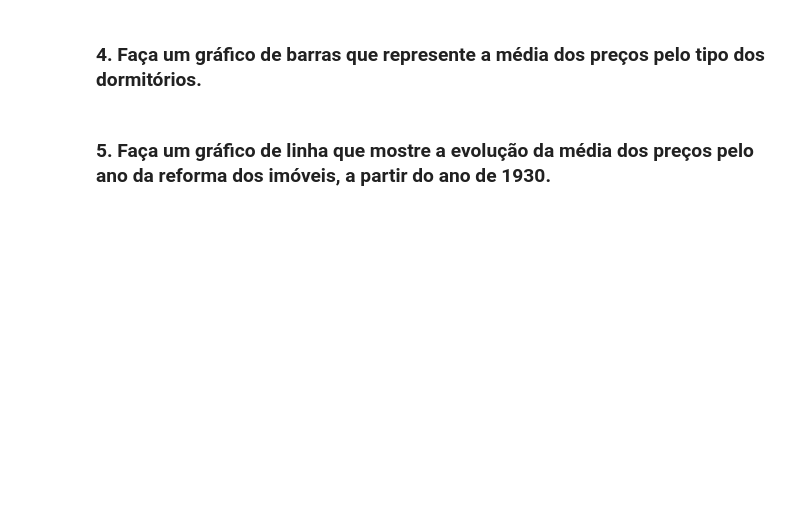
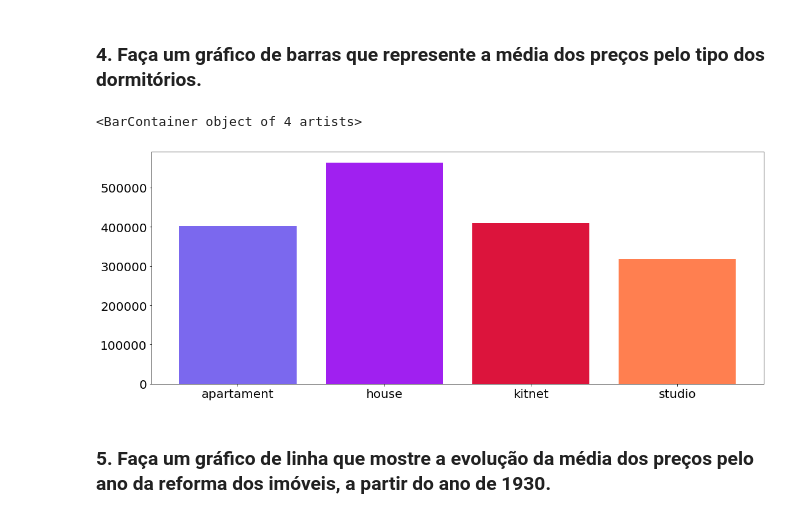
Before and after one commit to rafaelandradeslv/repos_ds, a Jupyter notebook: exercicios/Lesson 3 - Python ao DS.ipynb, the cells around one changed output. Saved outputs shown, nothing was run; the diff lists cells and outputs as text; code cells hidden in the pictures; blank space fills up the shorter version.

```diff
--- a/exercicios/Lesson 3 - Python ao DS.ipynb
+++ b/exercicios/Lesson 3 - Python ao DS.ipynb
@@ -80,4 +114,21 @@ KeyError: 'year'
 # %% [markdown]
 ### 4. Faça um gráfico de barras que represente a média dos preços pelo tipo dos dormitórios.
+# %%
+# média dos preços
+# df['price'].mean()
+
+# tipos de dormitórios
+# df['dormitory_type']
+
+# preço pelo tipo de construção
+group_type = df[['price', 'dormitory_type']].groupby('dormitory_type').mean().reset_index()
+
+# gráfico de barras
+plt.figure(figsize= (18, 7))
+
+plt.bar(group_type['dormitory_type'], group_type['price'], color= ['#7B68EE', '#A020F0', '#DC143C', '#FF7F50'])
+# %% [output]
+<BarContainer object of 4 artists>
+[figure, added]
 # %% [markdown]
 ### 5. Faça um gráfico de linha que mostre a evolução da média dos preços pelo ano da reforma dos imóveis, a partir do ano de 1930.
```
Also changed, not shown: parts of 7 cells of this notebook.
